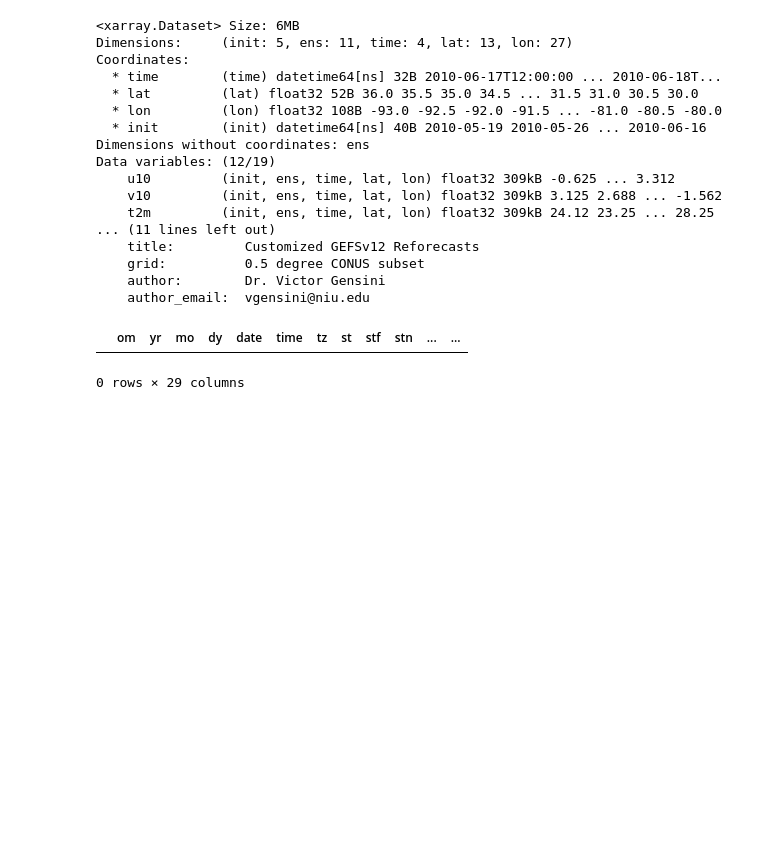
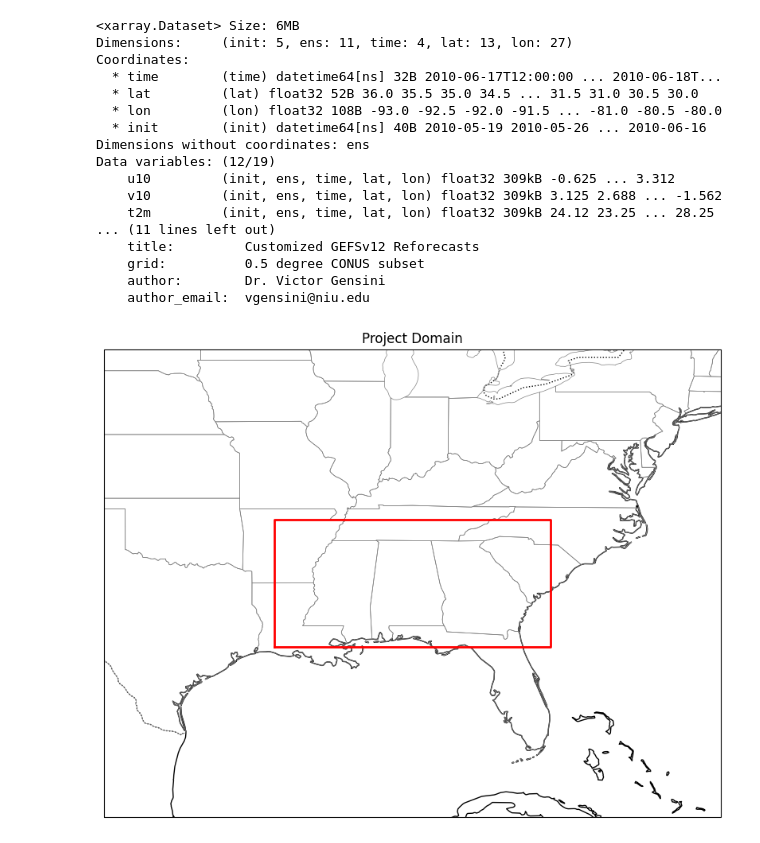
Before and after one commit to BrandonWeart/meteorology_ML_Project, a Jupyter notebook: Notebooks/data_parsing.ipynb, the cells around one changed output. Saved outputs shown, nothing was run; the diff lists cells and outputs as text; code cells hidden in the pictures; blank space fills up the shorter version.

```diff
--- a/Notebooks/data_parsing.ipynb
+++ b/Notebooks/data_parsing.ipynb
@@ -54,6 +54,42 @@ Data variables: (12/19)
     author:        Dr. Victor Gensini
     author_email:  vgensini@niu.edu
 # %%
+import matplotlib.pyplot as plt
+import cartopy.crs as ccrs
+import cartopy.feature as cfeature
+
+# Define your domain bounds
+lat_min, lat_max = 30, 36
+lon_min, lon_max = -93, -80
+
+# Create the figure and GeoAxes
+fig = plt.figure(figsize=(10, 8))
+ax = fig.add_subplot(1, 1, 1, projection=ccrs.PlateCarree())
+
+# Set an extent slightly larger than your domain for context
+buffer = 8
+ax.set_extent([lon_min - buffer, lon_max + buffer,
+               lat_min - buffer, lat_max + buffer],
+              crs=ccrs.PlateCarree())
+
+# Add background features
+ax.add_feature(cfeature.COASTLINE)
+ax.add_feature(cfeature.BORDERS, linestyle=':')
+ax.add_feature(cfeature.STATES, edgecolor='gray', linewidth=0.5)
+
+# Draw the domain box
+lons = [lon_min, lon_max, lon_max, lon_min, lon_min]
+lats = [lat_min, lat_min, lat_max, lat_max, lat_min]
+ax.plot(lons, lats, transform=ccrs.PlateCarree(),
+        color='red', linewidth=2, label='30°–36°N, 93°–80°W')
+
+# Optional: Add gridlines and a legend
+# gl = ax.gridlines(draw_labels=True, dms=True, x_inline=False, y_inline=False)
+# gl.top_labels = gl.right_labels = False
+# ax.legend(loc='lower left')
+
+plt.title("Project Domain")
+plt.savefig('project_domain.png', dpi=300, bbox_inches='tight')
+plt.show()
 # %% [output]
-|  | om | yr | mo | dy | date | time | tz | st | stf | stn | ... | ... |
-0 rows × 29 columns
+[figure, added]
```
Also changed, not shown: 4 other files.
